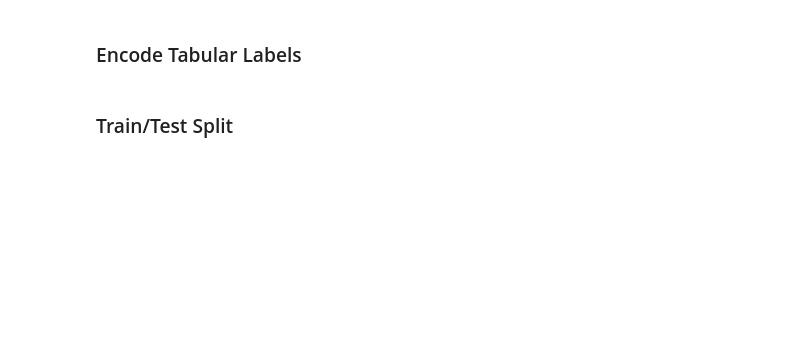
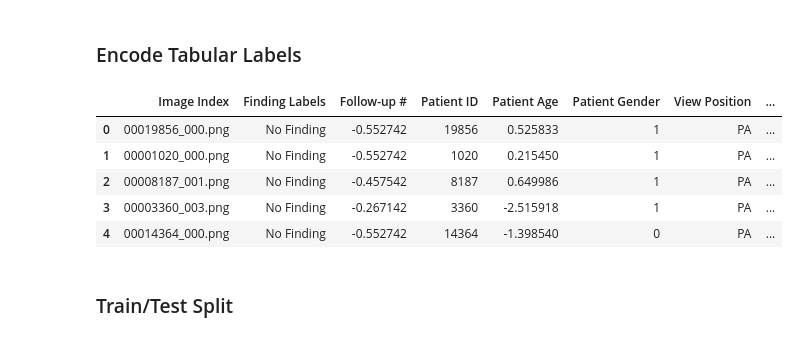
Before and after one commit to Aurora-Tek/AAI_Capstone_project, a Jupyter notebook: ChestXRays.ipynb, the cells around one changed output. Saved outputs shown, nothing was run; the diff lists cells and outputs as text; code cells hidden in the pictures; blank space fills up the shorter version.

```diff
--- a/ChestXRays.ipynb
+++ b/ChestXRays.ipynb
@@ -866,11 +898,20 @@ y = np.array(df['encoded_labels'].tolist())
 # %%
 # Encode gender (e.g., Male/Female -> 0/1)
 df['Patient Gender'] = LabelEncoder().fit_transform(df['Patient Gender'])
 
 # Standardize numerical features
 scaler = StandardScaler()
 df['Patient Age'] = scaler.fit_transform(df[['Patient Age']])
 df['Follow-up #'] = scaler.fit_transform(df[['Follow-up #']])
+
+display(df.head())
+# %% [output]
+|  | Image Index | Finding Labels | Follow-up # | Patient ID | Patient Age | Patient Gender | View Position | ... |
+| 0 | 00019856_000.png | No Finding | -0.552742 | 19856 | 0.525833 | 1 | PA | ... |
+| 1 | 00001020_000.png | No Finding | -0.552742 | 1020 | 0.215450 | 1 | PA | ... |
+| 2 | 00008187_001.png | No Finding | -0.457542 | 8187 | 0.649986 | 1 | PA | ... |
+| 3 | 00003360_003.png | No Finding | -0.267142 | 3360 | -2.515918 | 1 | PA | ... |
+| 4 | 00014364_000.png | No Finding | -0.552742 | 14364 | -1.398540 | 0 | PA | ... |
 # %% [markdown]
  ### Train/Test Split
 # %%
```
Also changed, not shown: parts of 37 cells of this notebook.
